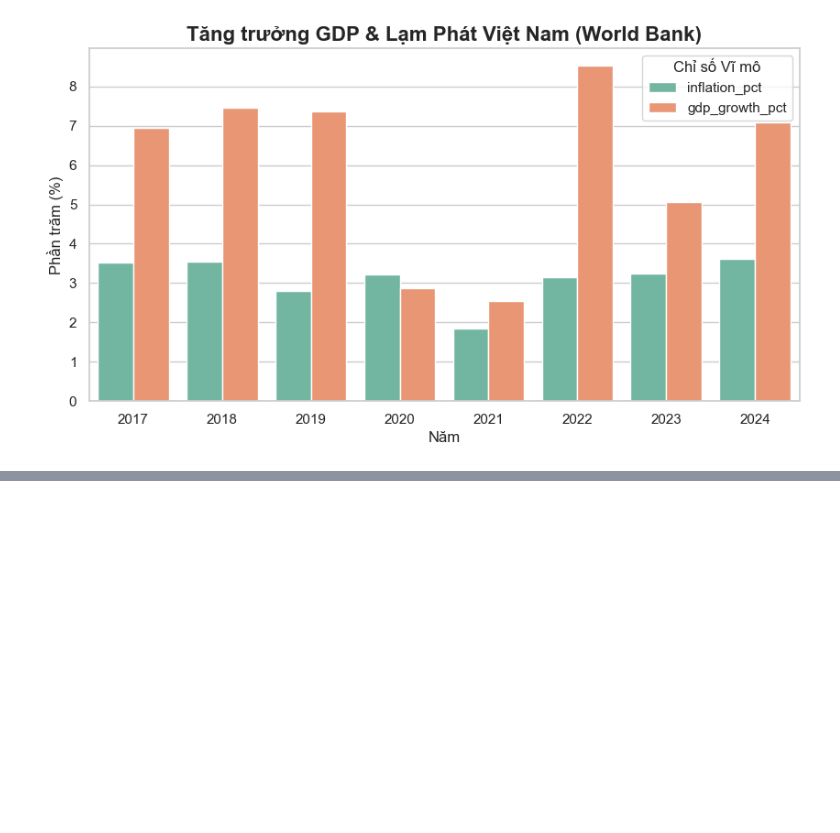
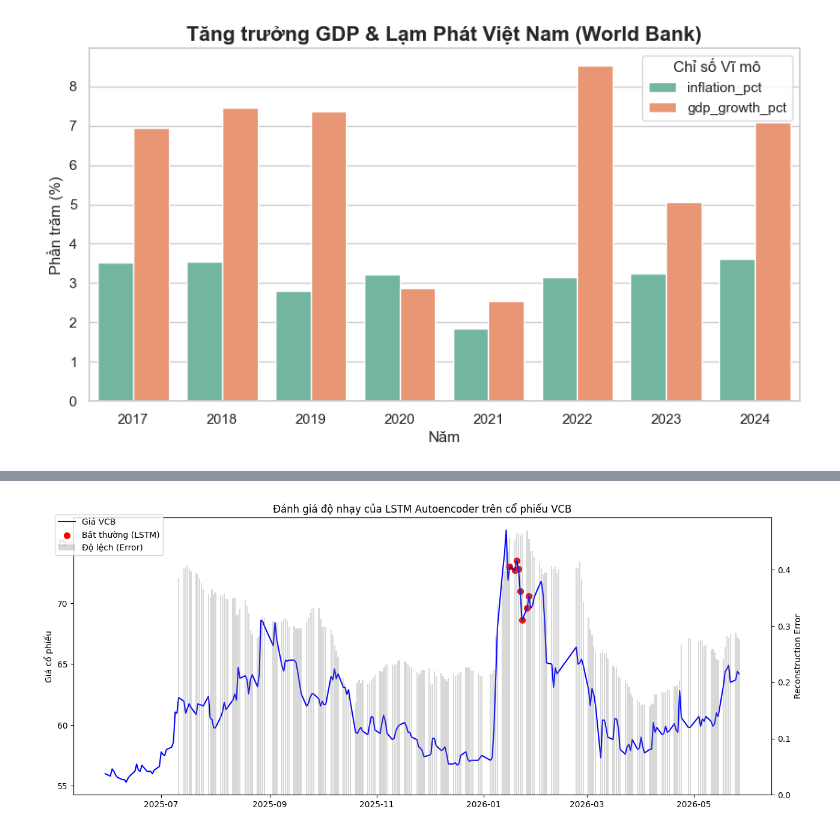
Before and after one commit to conluoi123/financial_analytics_copilot, a Jupyter notebook: notebooks/01_eda.ipynb, the cells around one changed output, grey strips where cells are left out. Saved outputs shown, nothing was run; the diff lists cells and outputs as text; code cells hidden in the pictures; blank space fills up the shorter version.

```diff
--- a/notebooks/01_eda.ipynb
+++ b/notebooks/01_eda.ipynb
@@ -285,0 +272,34 @@ FileNotFoundError: [Errno 2] No such file or directory: 'data/gold/gold_fallback
+# %%
+import sys
+import os
+import matplotlib.pyplot as plt
+
+# Trỏ đường dẫn ra thư mục gốc để import code của Finsight
+sys.path.append(os.path.abspath('..'))
+
+from ml.feature_store import build_anomaly_features
+from ml.anomaly.lstm_autoencoder import LSTMAnomalyDetector
+
+# 1. Kéo dữ liệu
+df = build_anomaly_features(days=365)
+
+# 2. Huấn luyện mô hình ngay trong Notebook (Với 50 Epochs như bạn cài đặt)
+detector = LSTMAnomalyDetector(seq_length=30, epochs=50)
+res_vcb = detector.fit_predict(df, 'VCB')
+
+# 3. Vẽ biểu đồ
+fig, ax1 = plt.subplots(figsize=(15, 6))
+ax1.plot(res_vcb['trade_date'], res_vcb['close_price'], color='blue', label='Giá VCB')
+ax1.set_ylabel('Giá cổ phiếu')
+
+anomalies = res_vcb[res_vcb['is_anomaly_lstm'] == True]
+ax1.scatter(anomalies['trade_date'], anomalies['close_price'], color='red', s=50, label='Bất thường (LSTM)')
+
+ax2 = ax1.twinx()
+ax2.bar(res_vcb['trade_date'], res_vcb['reconstruction_error'], color='gray', alpha=0.3, label='Độ lệch (Error)')
+ax2.set_ylabel('Reconstruction Error')
+
+plt.title('Đánh giá độ nhạy của LSTM Autoencoder trên cổ phiếu VCB')
+fig.legend(loc="upper left", bbox_to_anchor=(0.1,0.9))
+plt.show()
+# %% [output]
@@ -285,0 +323 @@ FileNotFoundError: [Errno 2] No such file or directory: 'data/gold/gold_fallback
+[figure, added]
```
Also changed, not shown: parts of 8 cells of this notebook, 32 other files.
